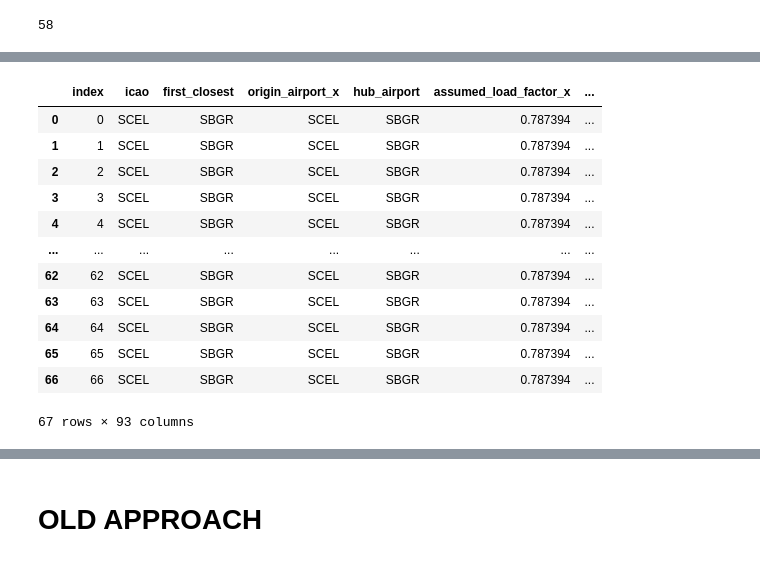
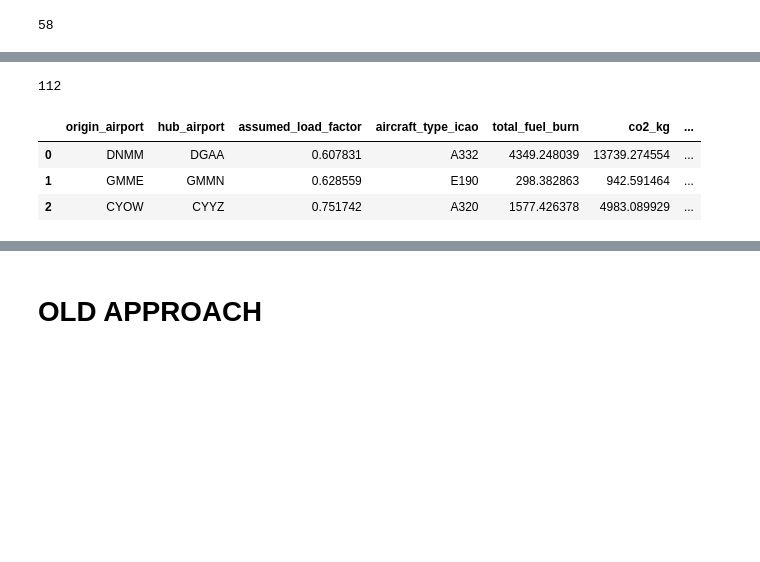
Before and after one commit to lukasschirren/COP_flight_analysis, a Jupyter notebook: cop28_delegate_list.ipynb, the cells around one changed output, grey strips where cells are left out. Cells and saved outputs as stored; diff of their text form; code cells hidden in the pictures; blank space fills up the shorter version.

Commit message:
Current approach not finding all possible flights

```diff
--- a/cop28_delegate_list.ipynb
+++ b/cop28_delegate_list.ipynb
@@ -316,22 +313,0 @@ destination_dubai.iloc[:3]
-# %%
-filtered_destinations = destination_dubai[(destination_dubai['hub_airport'] == 'SBGR') & (destination_dubai['to_dubai'] == 'OMDB')]
-# merged_result = pd.merge(combined_df, filtered_destinations, how='left', left_index=True, right_index=True)
-filtered_destinations
-# %% [output]
-|  | index | icao | first_closest | origin_airport_x | hub_airport | assumed_load_factor_x | ... |
-| 0 | 0 | SCEL | SBGR | SCEL | SBGR | 0.787394 | ... |
-| 1 | 1 | SCEL | SBGR | SCEL | SBGR | 0.787394 | ... |
-| 2 | 2 | SCEL | SBGR | SCEL | SBGR | 0.787394 | ... |
-| 3 | 3 | SCEL | SBGR | SCEL | SBGR | 0.787394 | ... |
-| 4 | 4 | SCEL | SBGR | SCEL | SBGR | 0.787394 | ... |
-| ... | ... | ... | ... | ... | ... | ... | ... |
-| 62 | 62 | SCEL | SBGR | SCEL | SBGR | 0.787394 | ... |
-| 63 | 63 | SCEL | SBGR | SCEL | SBGR | 0.787394 | ... |
-| 64 | 64 | SCEL | SBGR | SCEL | SBGR | 0.787394 | ... |
-| 65 | 65 | SCEL | SBGR | SCEL | SBGR | 0.787394 | ... |
-| 66 | 66 | SCEL | SBGR | SCEL | SBGR | 0.787394 | ... |
-67 rows × 93 columns
-# %%
-
-combined_df = pd.concat([merged_df, stop_over_dubai_closest], ignore_index=True)
-combined_df
@@ -339,0 +314,31 @@ my_list = []
+# %%
+combined_dfs = []
+# Iterate over unique hub_airport values
+for hub_airport in merged_df['hub_airport'].unique():
+    # Filter the row from destination_dubai
+    row = destination_dubai[destination_dubai['origin_airport'] == hub_airport].iloc[0]
+
+    # Number of times to add the row
+    num_columns_to_add = (merged_df['hub_airport'] == hub_airport).sum()
+
+    # Create a list of copies of row
+    copies_of_row = [row] * num_columns_to_add
+
+    # Concatenate the copies along the columns axis
+    combined_df = pd.concat(copies_of_row, axis=1)
+
+    # Transpose the DataFrame to have the rows and columns swapped
+    combined_df = combined_df.T
+
+    # Append the combined_df to the list
+    combined_dfs.append(combined_df)
+
+all_flights_non_direct = pd.concat([merged_df] + combined_dfs, ignore_index=True)
+print(len(all_flights_non_direct))
+all_flights_non_direct.iloc[:3]
+# %% [output]
+112
+|  | origin_airport | hub_airport | assumed_load_factor | aircraft_type_icao | total_fuel_burn | co2_kg | ... |
+| 0 | DNMM | DGAA | 0.607831 | A332 | 4349.248039 | 13739.274554 | ... |
+| 1 | GMME | GMMN | 0.628559 | E190 | 298.382863 | 942.591464 | ... |
+| 2 | CYOW | CYYZ | 0.751742 | A320 | 1577.426378 | 4983.089929 | ... |
```
Also changed, not shown: parts of 23 cells of this notebook, 4 other files.
